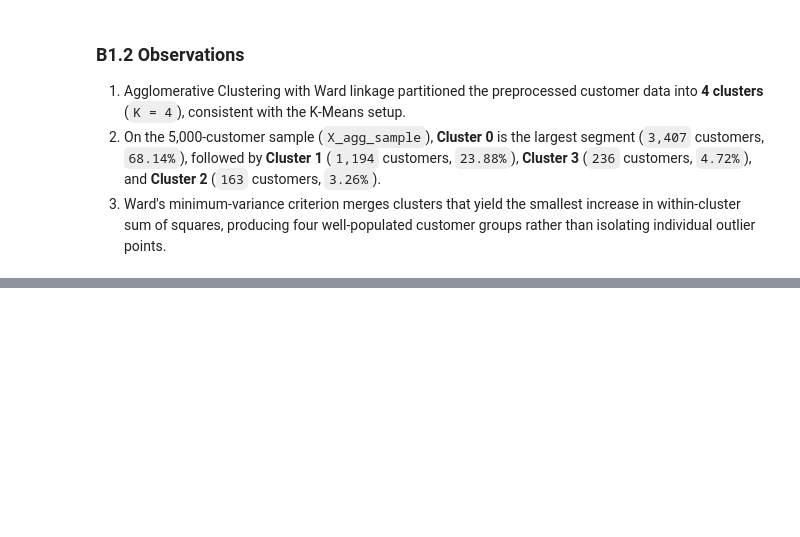
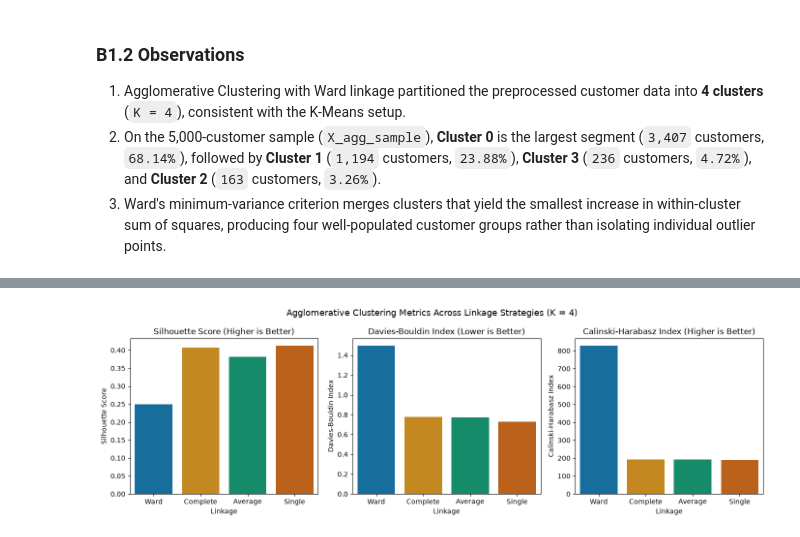
Before and after one commit to MohithKumar128/ML-301, a Jupyter notebook: notebooks/clustering.ipynb, the cells around one changed output, grey strips where cells are left out. Saved outputs shown, nothing was run; the diff lists cells and outputs as text; code cells hidden in the pictures; blank space fills up the shorter version.

```diff
--- a/notebooks/clustering.ipynb
+++ b/notebooks/clustering.ipynb
@@ -594,0 +671,99 @@ Agglomerative Cluster Size Distribution:
+# %%
+# B2.3 Calculate Agglomerative Clustering evaluation metrics and compare linkage strategies
+
+# 1. Primary Agglomerative Clustering (Ward linkage, K = 4) evaluation metrics
+agg_silhouette = silhouette_score(X_agg_sample, agg_labels)
+agg_davies_bouldin = davies_bouldin_score(X_agg_sample, agg_labels)
+agg_calinski_harabasz = calinski_harabasz_score(X_agg_sample, agg_labels)
+
+print("Agglomerative Clustering (Ward Linkage, K = 4) Evaluation Metrics:")
+print("------------------------------------------------------------------")
+print(f"Silhouette Score        : {agg_silhouette:.4f}")
+print(f"Davies-Bouldin Index    : {agg_davies_bouldin:.4f}")
+print(f"Calinski-Harabasz Index : {agg_calinski_harabasz:.4f}")
+
+agg_metrics_df = pd.DataFrame({
+    "Algorithm": ["Agglomerative Clustering (Ward, K=4)"],
+    "Sample_Size": [len(X_agg_sample)],
+    "n_clusters": [4],
+    "Silhouette_Score": [agg_silhouette],
+    "Davies_Bouldin_Index": [agg_davies_bouldin],
+    "Calinski_Harabasz_Index": [agg_calinski_harabasz]
+})
+
+agg_metrics_file = clustering_results_dir / "02_agglomerative_clustering.csv"
+agg_metrics_df.to_csv(agg_metrics_file, index=False)
+print("\nSaved Agglomerative Clustering metrics to:", agg_metrics_file)
+display(agg_metrics_df.round(4))
+
+# 2. Compare all four linkage strategies (ward, complete, average, single) at K = 4
+linkage_rows = []
+for method in ["ward", "complete", "average", "single"]:
+    model_link = AgglomerativeClustering(n_clusters=4, linkage=method)
+    labels_link = model_link.fit_predict(X_agg_sample)
+    counts_link = pd.Series(labels_link).value_counts()
+    linkage_rows.append({
+        "Linkage": method.capitalize(),
+        "Silhouette_Score": silhouette_score(X_agg_sample, labels_link),
+        "Davies_Bouldin_Index": davies_bouldin_score(X_agg_sample, labels_link),
+        "Calinski_Harabasz_Index": calinski_harabasz_score(X_agg_sample, labels_link),
+        "Largest_Cluster_Size": int(counts_link.max()),
+        "Smallest_Cluster_Size": int(counts_link.min())
+    })
+
+linkage_comparison_df = pd.DataFrame(linkage_rows)
+linkage_file = clustering_results_dir / "agglomerative_linkage_comparison.csv"
+linkage_comparison_df.to_csv(linkage_file, index=False)
+
+print("\nAgglomerative Clustering — Linkage Strategy Comparison (K = 4, n = 5,000):")
+display(linkage_comparison_df.round(4))
+print("Saved linkage comparison to:", linkage_file)
+
+# 3. Visualize evaluation metrics across linkage strategies
+fig, axes = plt.subplots(1, 3, figsize=(14, 4.5))
+
+sns.barplot(
+    data=linkage_comparison_df,
+    x="Linkage",
+    y="Silhouette_Score",
+    hue="Linkage",
+    legend=False,
+    palette="colorblind",
+    ax=axes[0]
+)
+axes[0].set_title("Silhouette Score (Higher is Better)")
+axes[0].set_ylabel("Silhouette Score")
+
+sns.barplot(
+    data=linkage_comparison_df,
+    x="Linkage",
+    y="Davies_Bouldin_Index",
+    hue="Linkage",
+    legend=False,
+    palette="colorblind",
+    ax=axes[1]
+)
+axes[1].set_title("Davies-Bouldin Index (Lower is Better)")
+axes[1].set_ylabel("Davies-Bouldin Index")
+
+sns.barplot(
+    data=linkage_comparison_df,
+    x="Linkage",
+    y="Calinski_Harabasz_Index",
+    hue="Linkage",
+    legend=False,
+    palette="colorblind",
+    ax=axes[2]
+)
+axes[2].set_title("Calinski-Harabasz Index (Higher is Better)")
+axes[2].set_ylabel("Calinski-Harabasz Index")
+
+plt.suptitle("Agglomerative Clustering Metrics Across Linkage Strategies (K = 4)", fontsize=13)
+plt.tight_layout()
+
+metrics_plot_path = clustering_results_dir / "agglomerative_metrics_comparison.png"
+fig.savefig(metrics_plot_path, dpi=150, bbox_inches="tight")
+plt.show()
+
+print("Metrics visualization saved to:", metrics_plot_path)
+# %% [output]
@@ -594,0 +786 @@ Agglomerative Cluster Size Distribution:
+[figure, added]
```
Also changed, not shown: parts of 6 cells of this notebook, 4 other files.
